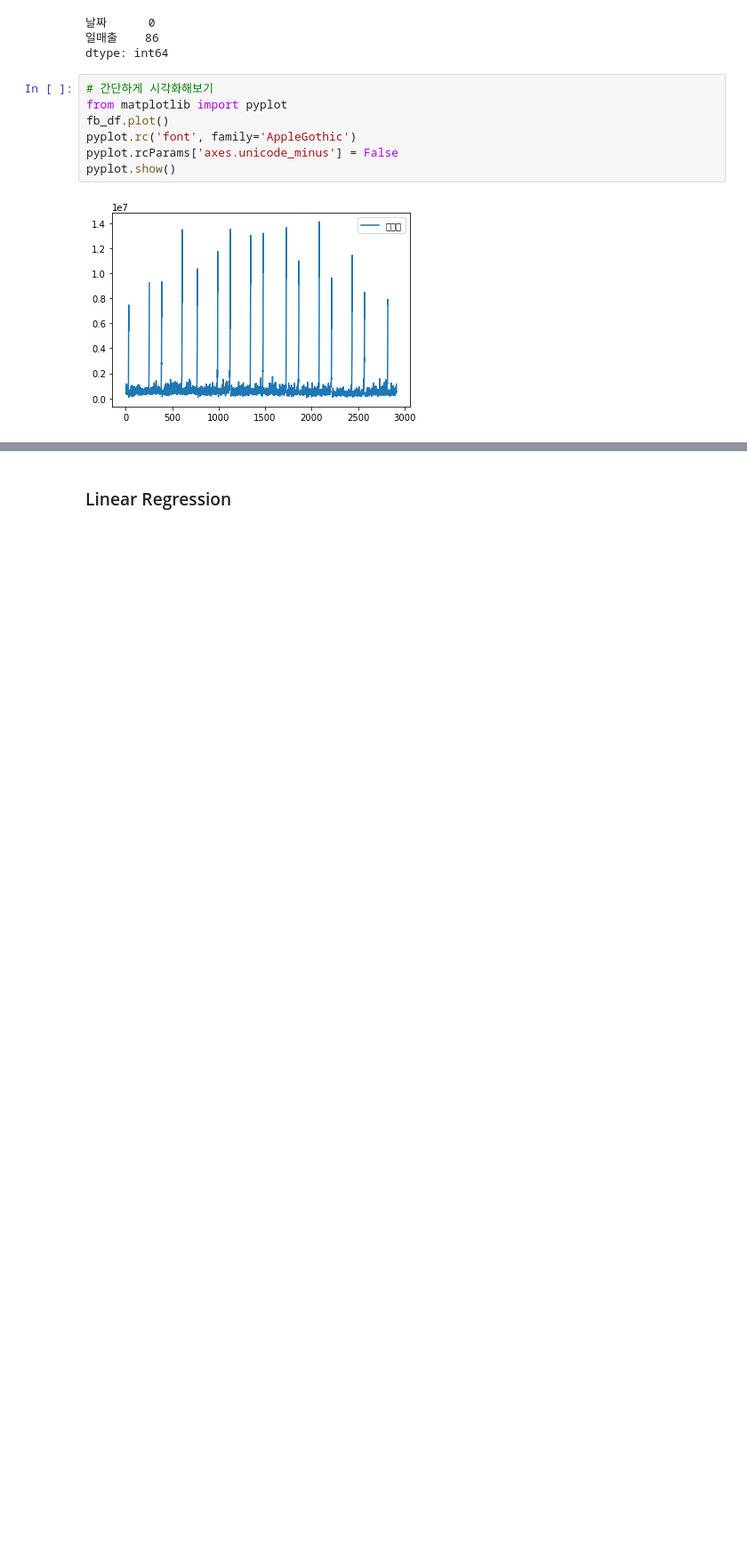
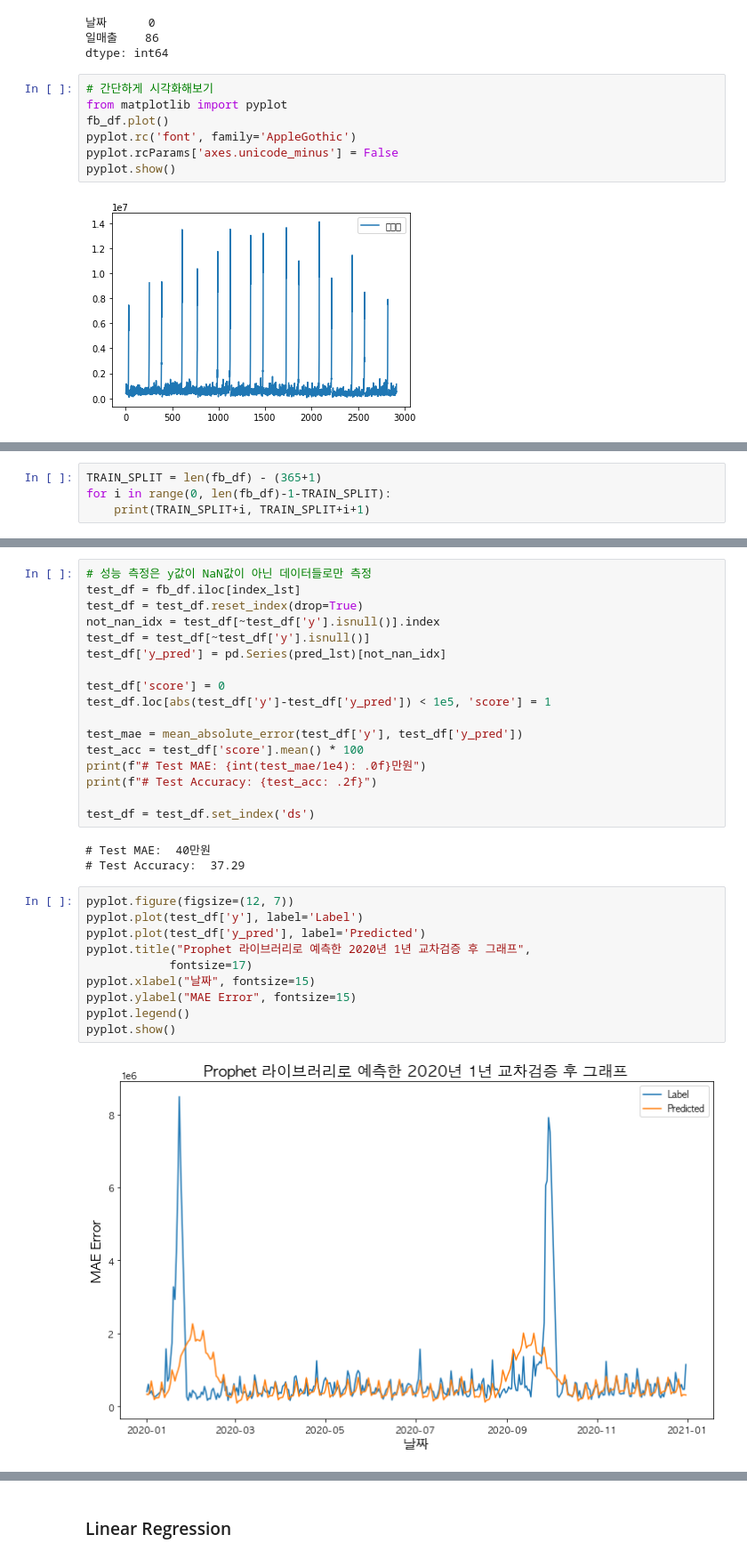
Before and after one commit to young-hun-jo/DataAnalysis, a Jupyter notebook: woochuri/modeling.ipynb, the cells around one changed output, grey strips where cells are left out. Shown at 89% size. Cells and saved outputs as stored; diff of their text form; blank space fills up the shorter version.

```diff
--- a/woochuri/modeling.ipynb
+++ b/woochuri/modeling.ipynb
@@ -430,0 +48,4 @@ Total fit time: 25.274 seconds
+# %%
+TRAIN_SPLIT = len(fb_df) - (365+1)
+for i in range(0, len(fb_df)-1-TRAIN_SPLIT):
+    print(TRAIN_SPLIT+i, TRAIN_SPLIT+i+1)
@@ -430,0 +157,32 @@ Total fit time: 25.274 seconds
+# %%
+# 성능 측정은 y값이 NaN값이 아닌 데이터들로만 측정
+test_df = fb_df.iloc[index_lst]
+test_df = test_df.reset_index(drop=True)
+not_nan_idx = test_df[~test_df['y'].isnull()].index
+test_df = test_df[~test_df['y'].isnull()]
+test_df['y_pred'] = pd.Series(pred_lst)[not_nan_idx]
+
+test_df['score'] = 0
+test_df.loc[abs(test_df['y']-test_df['y_pred']) < 1e5, 'score'] = 1
+
+test_mae = mean_absolute_error(test_df['y'], test_df['y_pred'])
+test_acc = test_df['score'].mean() * 100
+print(f"# Test MAE: {int(test_mae/1e4): .0f}만원")
+print(f"# Test Accuracy: {test_acc: .2f}")
+
+test_df = test_df.set_index('ds')
+# %% [output]
+# Test MAE:  40만원
+# Test Accuracy:  37.29
+# %%
+pyplot.figure(figsize=(12, 7))
+pyplot.plot(test_df['y'], label='Label')
+pyplot.plot(test_df['y_pred'], label='Predicted')
+pyplot.title("Prophet 라이브러리로 예측한 2020년 1년 교차검증 후 그래프",
+            fontsize=17)
+pyplot.xlabel("날짜", fontsize=15)
+pyplot.ylabel("MAE Error", fontsize=15)
+pyplot.legend()
+pyplot.show()
+# %% [output]
+[figure, added]
```
Also changed, not shown: parts of 146 cells of this notebook.
